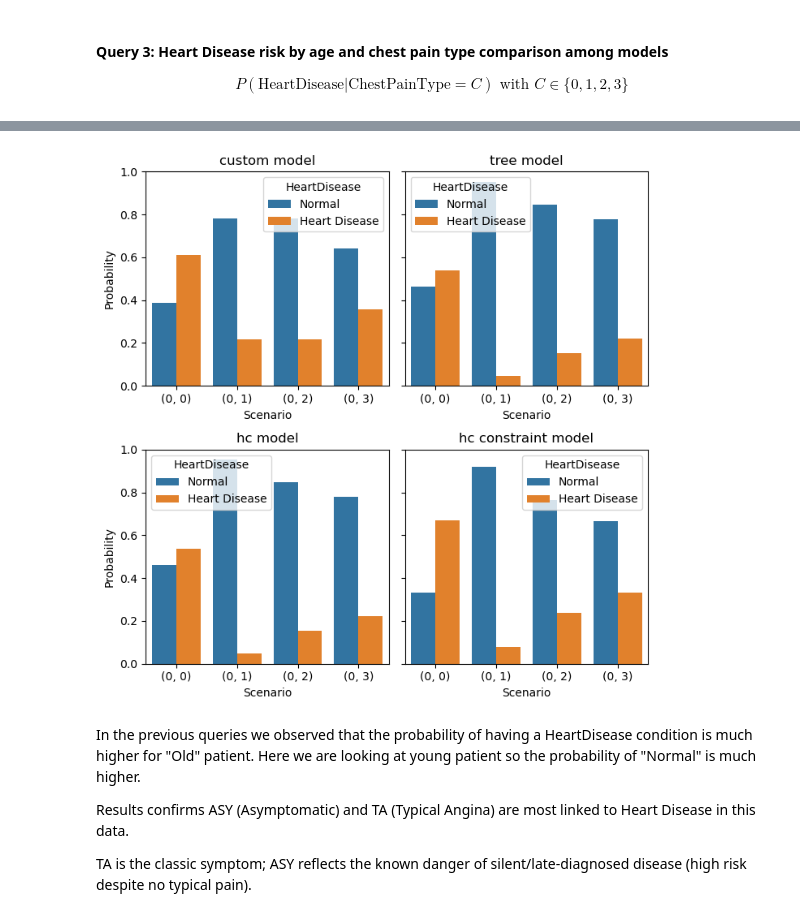
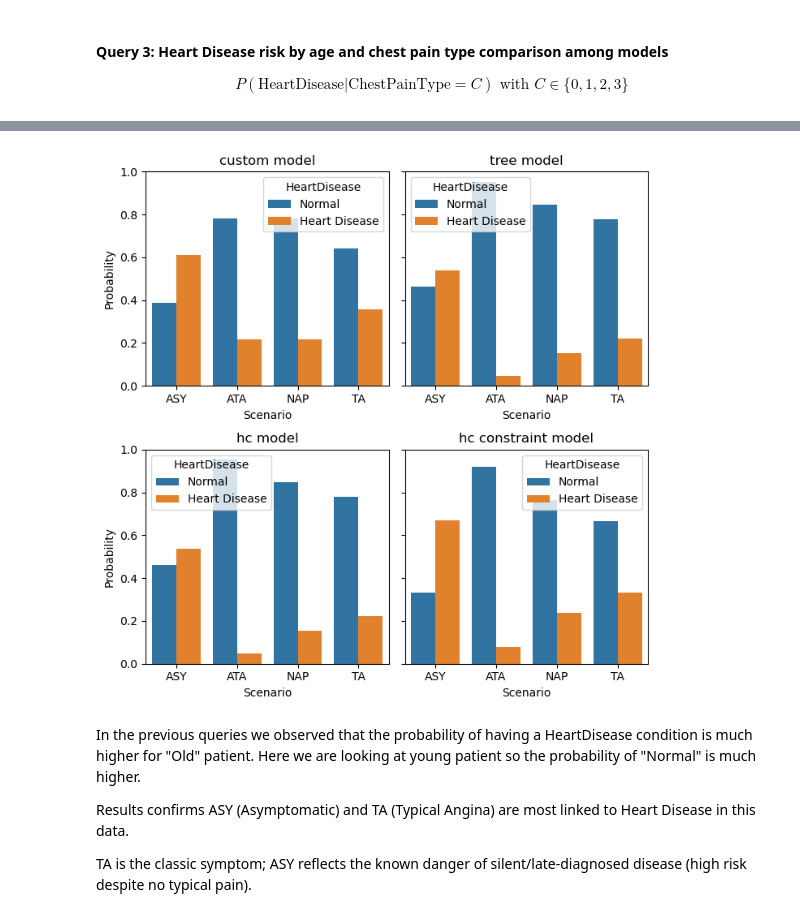
Before and after one commit to maurodore/heart_failure_prediction_bayesian_reasoning, a Jupyter notebook: src/main.ipynb, the cells around one changed output, grey strips where cells are left out. Cells and saved outputs as stored; diff of their text form; code cells hidden in the pictures.

```diff
--- a/src/main.ipynb
+++ b/src/main.ipynb
@@ -594,14 +552,16 @@ CPD for ExerciseAngina
 +-----------------+---------------------+
 # %%
 synthoms = {"ST_Slope": [0, 1, 2], "ExerciseAngina": [0, 1], "Oldpeak_Category": [0, 1, 2]}
+
+st_slope_mapping = {0: "Down", 1: "Flat", 2: "Up"}
 
 results = []
 answer_pain_types = {}
 
 for synthom in synthoms:
-    evidence = {} # Hightlight also results with {"Age_Category": 2, "Sex": 1}
     answer_pain_types[synthom] = {}
     for pain_type in synthoms[synthom]:
+        evidence={"Age_Category": 2, "Sex": 1} # Male adult patient
         evidence[synthom] = pain_type
         probs = inference.query(["HeartDisease"], evidence, show_progress=False).values
 
@@ -629,7 +589,11 @@ for ax, synthom in zip(axes, df['synthom'].unique()):
     ax.bar(x - 0.2, normal, width=0.4, label='Normal')
     ax.bar(x + 0.2, heart, width=0.4, label='Heart Disease')
     ax.set_xlabel(synthom)
-    ax.set_xticks(x.unique())
+    if synthom == 'ST_Slope':
+        ax.set_xticks(x)
+        ax.set_xticklabels([st_slope_mapping[val] for val in x])
+    else:
+        ax.set_xticks(x.unique())
     ax.set_ylabel('Probability')
     ax.set_title(f'HeartDisease by {synthom}')
     ax.legend()
@@ -663,19 +639,23 @@ print(inference.query(["HeartDisease"], evidence={'ChestPainType': chest_type['A
 # %%
 # Age: 0 -> <44, 1 -> 45-60, 2 -> >60
 
-age = 0
+age = 0 # Young patient
+
+chest_type_mapping = {0: 'ASY', 1: 'ATA', 2: 'NAP', 3: 'TA'}
 
 values = [(age, chest_type['ASY']), (age, chest_type['ATA']), (age, chest_type['NAP']), (age, chest_type['TA'])]
 
 answer_values = {}
 for name, inference in inferences:
     answer_values[name] = {}
     for age, chest_pain_type in values:
         evidence = {"Age_Category": age, "ChestPainType": chest_pain_type}
-        answer_values[name][(age, chest_pain_type)] = inference.query(["HeartDisease"], evidence, show_progress=False).values
+        answer_values[name][chest_type_mapping[chest_pain_type]] = inference.query(
+            ["HeartDisease"], evidence, show_progress=False).values
+
 plot_values(answer_values, label_map={0: 'Normal', 1: 'Heart Disease'})
 # %% [output]
-[figure, old version]
+[figure, new version]
 # %% [markdown]
 In the previous queries we observed that the probability of having a HeartDisease condition is much higher for "Old" patient.
 Here we are looking at young patient so the probability of "Normal" is much higher.
```
Also changed, not shown: parts of 21 cells of this notebook, 5 other files.
